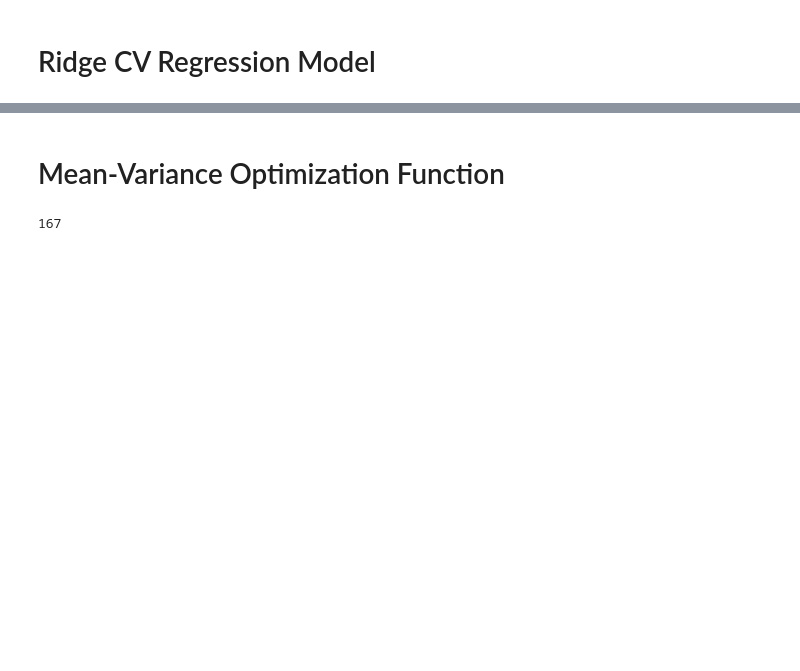
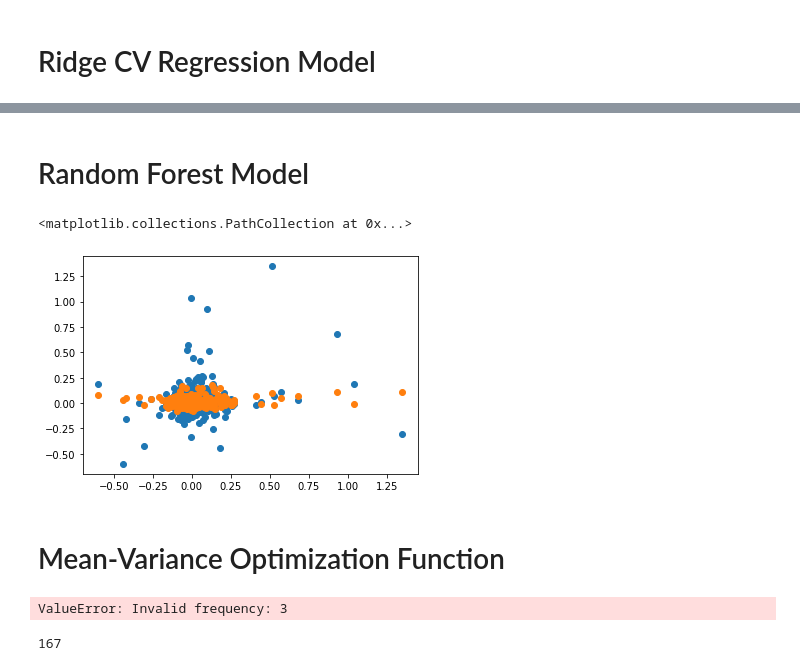
Before and after one commit to NSanip/Mentorship, a Jupyter notebook: Machine Learning Portfolio.ipynb, the cells around one changed output, grey strips where cells are left out. Drawn from its saved outputs; the diff is of its cells as text; code cells hidden in the pictures; blank space fills up the shorter version.

```diff
--- a/Machine Learning Portfolio.ipynb
+++ b/Machine Learning Portfolio.ipynb
@@ -19,0 +27,7 @@ stocks = pd.concat([yf.Ticker(i).history(period = "max")["Close"].pct_change().d
+# %%
+t = stocks[:"2019"]
+window_size = 3
+windows = timeseries_dataset_from_array(t.iloc[:-window_size], t.shift(-window_size).dropna(), window_size,batch_size = len(t)-1)
+X, Y = [i for i in windows][0]
+X_train = np.vstack([X[:,:,i].numpy() for i in range(len(tickers))])
+Y_train = np.hstack([Y[:,i].numpy() for i in range(len(tickers))])
@@ -55,20 +88,42 @@ array([-2.32077466e-03, -9.54066456e-04, -2.07843997e-05, ...,
+# %% [markdown]
+# Random Forest Model
+# %%
+model = XGBRegressor()
+model.fit(X_train, Y_train)
+
+y_pred = model.predict(X_test)
+plt.scatter(X_test[:,0], Y_test)
+
+plt.scatter(X_test[:,0], y_pred)
+# %% [output]
+<matplotlib.collections.PathCollection at 0x...>
+[figure, added]
 # %% [markdown]
 # Mean-Variance Optimization Function
 # %%
 
-X_sample = stocks.resample(str(days)+"d").mean()
+X_sample = stocks.resample(window_size).mean()
 dates = X_sample.index[1:-1]
 portfolio = pd.DataFrame()
 
 saved_weights = []
 r0s = []
 failed_dates = []
-for day in dates[2:]:
-    sample_1 = stocks[day-pd.offsets.DateOffset(days = 2*days):day-pd.offsets.DateOffset(days=days-1)]
+for i, day in enumerate(stocks.index[:-3]):
+    """sample_1 = stocks[day-pd.offsets.DateOffset(days = 2*days):day-pd.offsets.DateOffset(days=days-1)]
     sample_2 = stocks[day-pd.offsets.DateOffset(days = days):day-pd.offsets.DateOffset(days=1)]
     X1 = sample_1.mean().values.reshape(-1,1)
     X2 = sample_2.mean().values.reshape(-1,1)
-    X_data = np.hstack((X1, X2))
+    X_data = np.hstack((X1, X2))"""
+
+
+    t = stocks.iloc[i:i+window_size]
+    window_size = 3
+    windows = timeseries_dataset_from_array(t, window_size,batch_size = len(t)-1)
+    X, Y = [i for i in windows][0]
+    X_daata = np.vstack([X[:,:,i].numpy() for i in range(len(tickers))])
+
+
     #sample = stocks[day+pd.offsets.DateOffset(days = 7):day+pd.offsets.DateOffset(days=13)]
     #Using Previous Data:
     #mean = sample.mean(axis=0)
@@ -85,4 +140,6 @@ for day in dates[2:]:
     saved_weights.append(weights_vector)
 portfolio = portfolio.sort_index()
 saved_weights = pd.DataFrame(saved_weights, index = dates[2:], columns = tickers)
+# %% [output]
+ValueError: Invalid frequency: 3
 # %%
```
Also changed, not shown: parts of 14 cells of this notebook, 3 other files.
